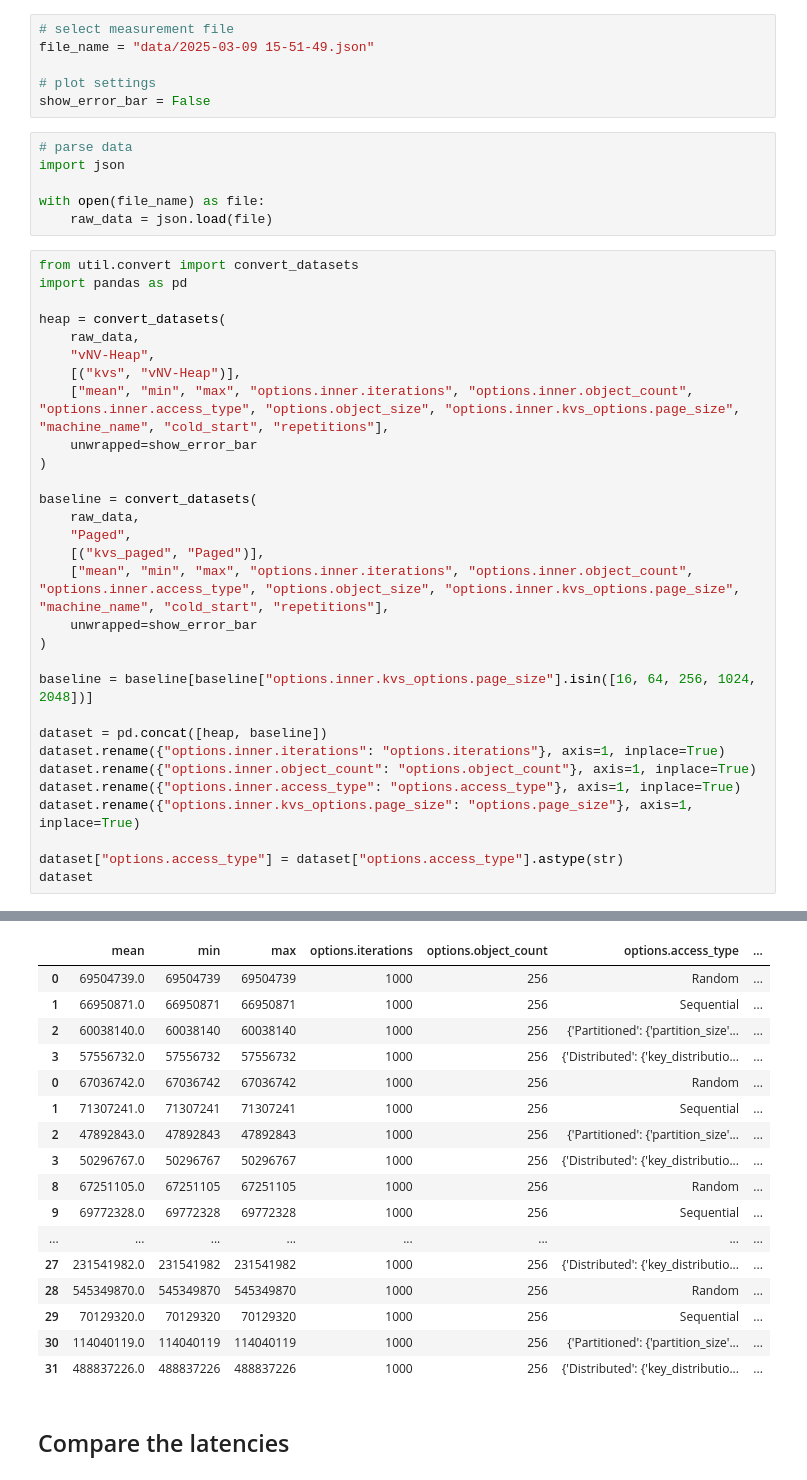
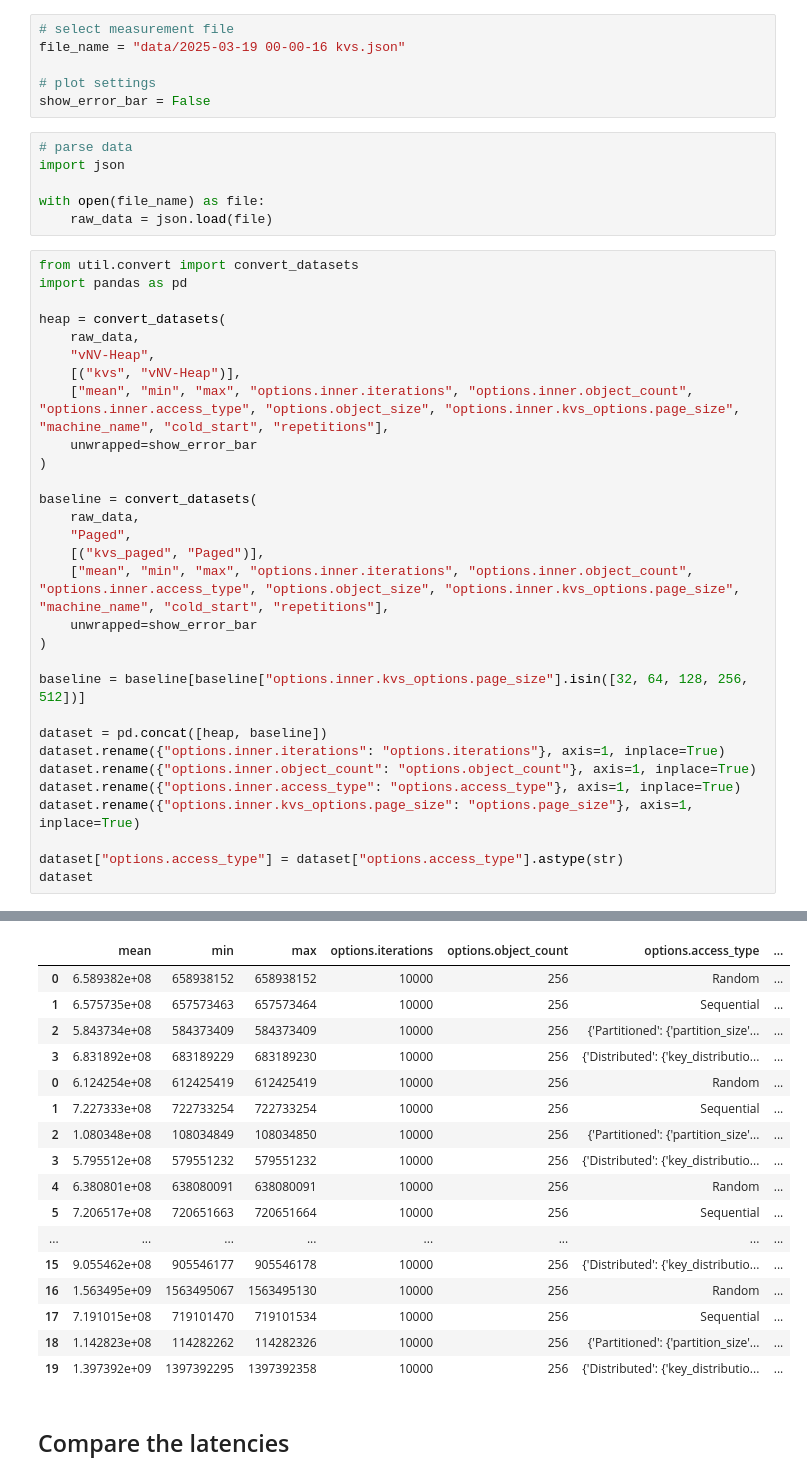
Before and after one commit to markus-gerber/vnv-heap, a Jupyter notebook: evaluation/kvs.ipynb, the cells around one changed output, grey strips where cells are left out. Drawn from its saved outputs; the diff is of its cells as text.

```diff
--- a/evaluation/kvs.ipynb
+++ b/evaluation/kvs.ipynb
@@ -2,7 +2,7 @@
 # Get Immutable Reference Benchmarks
 # %%
 # select measurement file
-file_name = "data/2025-03-09 15-51-49.json"
+file_name = "data/2025-03-19 00-00-16 kvs.json"
 
 # plot settings
 show_error_bar = False
@@ -32,7 +32,7 @@ baseline = convert_datasets(
     unwrapped=show_error_bar
 )
 
-baseline = baseline[baseline["options.inner.kvs_options.page_size"].isin([16, 64, 256, 1024, 2048])]
+baseline = baseline[baseline["options.inner.kvs_options.page_size"].isin([32, 64, 128, 256, 512])]
 
 dataset = pd.concat([heap, baseline])
 dataset.rename({"options.inner.iterations": "options.iterations"}, axis=1, inplace=True)
@@ -48,20 +48,20 @@ dataset
 |  | mean | min | max | options.iterations | options.object_count | options.access_type | ... |
-| 0 | 69504739.0 | 69504739 | 69504739 | 1000 | 256 | Random | ... |
-| 1 | 66950871.0 | 66950871 | 66950871 | 1000 | 256 | Sequential | ... |
-| 2 | 60038140.0 | 60038140 | 60038140 | 1000 | 256 | {'Partitioned': {'partition_size'... | ... |
-| 3 | 57556732.0 | 57556732 | 57556732 | 1000 | 256 | {'Distributed': {'key_distributio... | ... |
-| 0 | 67036742.0 | 67036742 | 67036742 | 1000 | 256 | Random | ... |
-| 1 | 71307241.0 | 71307241 | 71307241 | 1000 | 256 | Sequential | ... |
-| 2 | 47892843.0 | 47892843 | 47892843 | 1000 | 256 | {'Partitioned': {'partition_size'... | ... |
-| 3 | 50296767.0 | 50296767 | 50296767 | 1000 | 256 | {'Distributed': {'key_distributio... | ... |
-| 8 | 67251105.0 | 67251105 | 67251105 | 1000 | 256 | Random | ... |
-| 9 | 69772328.0 | 69772328 | 69772328 | 1000 | 256 | Sequential | ... |
+| 0 | 6.589382e+08 | 658938152 | 658938152 | 10000 | 256 | Random | ... |
+| 1 | 6.575735e+08 | 657573463 | 657573464 | 10000 | 256 | Sequential | ... |
+| 2 | 5.843734e+08 | 584373409 | 584373409 | 10000 | 256 | {'Partitioned': {'partition_size'... | ... |
+| 3 | 6.831892e+08 | 683189229 | 683189230 | 10000 | 256 | {'Distributed': {'key_distributio... | ... |
+| 0 | 6.124254e+08 | 612425419 | 612425419 | 10000 | 256 | Random | ... |
+| 1 | 7.227333e+08 | 722733254 | 722733254 | 10000 | 256 | Sequential | ... |
+| 2 | 1.080348e+08 | 108034849 | 108034850 | 10000 | 256 | {'Partitioned': {'partition_size'... | ... |
+| 3 | 5.795512e+08 | 579551232 | 579551232 | 10000 | 256 | {'Distributed': {'key_distributio... | ... |
+| 4 | 6.380801e+08 | 638080091 | 638080091 | 10000 | 256 | Random | ... |
+| 5 | 7.206517e+08 | 720651663 | 720651664 | 10000 | 256 | Sequential | ... |
 | ... | ... | ... | ... | ... | ... | ... | ... |
-| 27 | 231541982.0 | 231541982 | 231541982 | 1000 | 256 | {'Distributed': {'key_distributio... | ... |
-| 28 | 545349870.0 | 545349870 | 545349870 | 1000 | 256 | Random | ... |
-| 29 | 70129320.0 | 70129320 | 70129320 | 1000 | 256 | Sequential | ... |
-| 30 | 114040119.0 | 114040119 | 114040119 | 1000 | 256 | {'Partitioned': {'partition_size'... | ... |
-| 31 | 488837226.0 | 488837226 | 488837226 | 1000 | 256 | {'Distributed': {'key_distributio... | ... |
+| 15 | 9.055462e+08 | 905546177 | 905546178 | 10000 | 256 | {'Distributed': {'key_distributio... | ... |
+| 16 | 1.563495e+09 | 1563495067 | 1563495130 | 10000 | 256 | Random | ... |
+| 17 | 7.191015e+08 | 719101470 | 719101534 | 10000 | 256 | Sequential | ... |
+| 18 | 1.142823e+08 | 114282262 | 114282326 | 10000 | 256 | {'Partitioned': {'partition_size'... | ... |
+| 19 | 1.397392e+09 | 1397392295 | 1397392358 | 10000 | 256 | {'Distributed': {'key_distributio... | ... |
 # %% [markdown]
 ## Compare the latencies
 # %%
```
Also changed, not shown: parts of 6 cells of this notebook, 2 other files.
